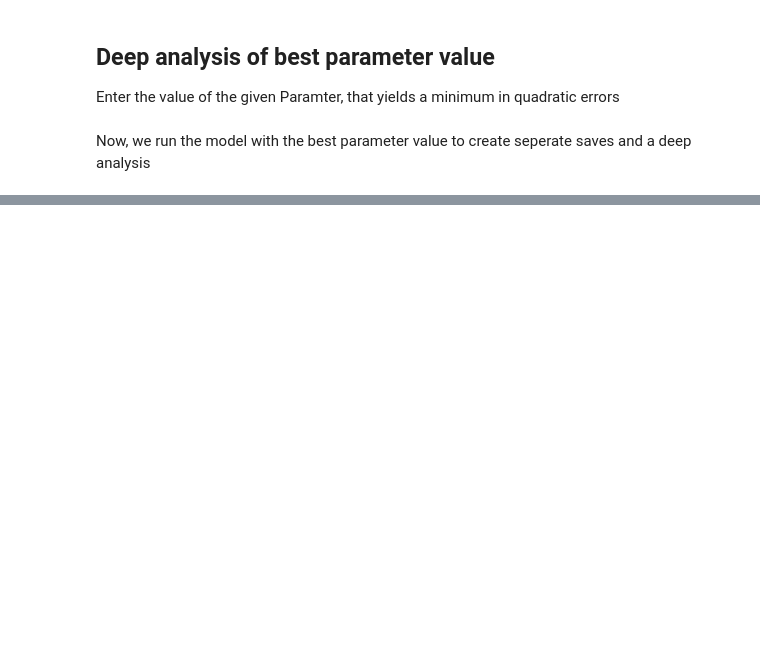
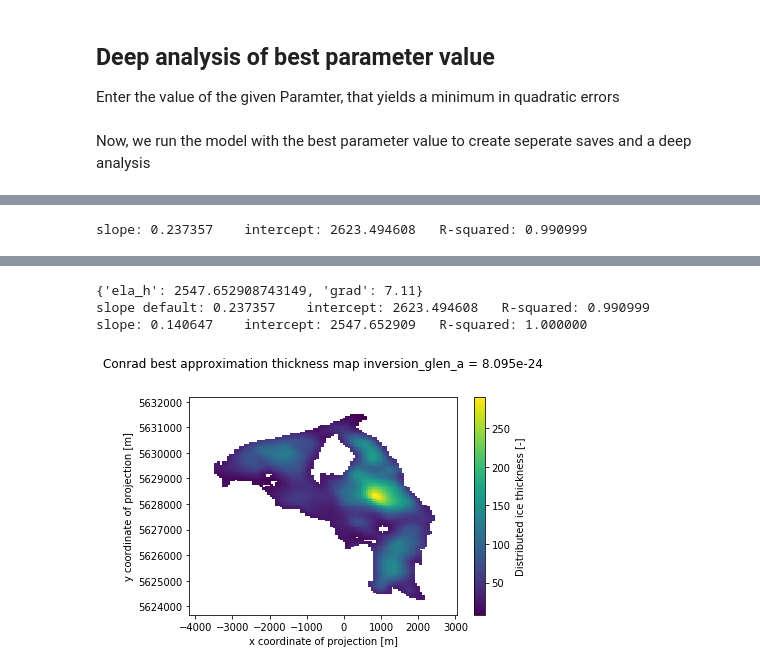
Before and after one commit to bpelto/OGGM-Columbia-Project, a Jupyter notebook: optimized_thickness.ipynb, the cells around one changed output, grey strips where cells are left out. Cells and saved outputs as stored; diff of their text form; code cells hidden in the pictures; blank space fills up the shorter version.

```diff
--- a/optimized_thickness.ipynb
+++ b/optimized_thickness.ipynb
@@ -51,8 +51,8 @@ You selected:  Conrad
 rgi_list = ['RGI60-02.00147', 'RGI60-02.01857', 'RGI60-02.02171', 'RGI60-02.03688', 'RGI60-02.04264', 'RGI60-02.07780']
 
 # list with the names Lidar data (according to the glacier names above)
-dem = ['20160913_kokanee_dem1_clip_slave.tif', '20150912_haig_dem_master_clip.tif', '20160912_conrad_dem1_clip_slave.tif', 'not_assigned',
-       '170917_illecillewaet_dem1_clip_slave.tif', '20170927_nordic_dem1_clip_slave.tif', '160914_zillmer_dem2.tif']
+dem = ['kokanee/20160913_kokanee_dem1_clip_slave.tif', 'haig/20150912_haig_dem_master_clip.tif', 'conrad/20160912_conrad_dem1_clip_slave.tif', 'not_assigned',
+       'illecillewaet/170917_illecillewaet_dem1_clip_slave.tif', 'nordic/20170927_nordic_dem1_clip_slave.tif', 'zillmer/160914_zillmer_dem2.tif']
 
 #products_directory (where the graphs and some numbers are saved for later usage)
 products= '/home/pelto/oggm_runs/products_opt/' + glacier[num] + '/'
@@ -99,7 +99,7 @@ def new_mb_grad_corr_dem(num, dem, glacier, name, parameter, best, use_dem_corr)
 
     if(use_dem_corr==True):
 
-        custom_dem_path = dem[num]
+        custom_dem_path = '/home/pelto/Desktop/lidar_cbt_analysis/' + dem[num]
 
         WORKING_DIR2 = utils.gettempdir(glacier[num] + '_lidar_dem') # Let's make a working directory for this DEM
         utils.mkdir(WORKING_DIR2, reset=True)
@@ -544,14 +602,15 @@ Enter the value of the given Paramter, that yields a minimum in quadratic errors
 #best_value=to_plot[1][x]
 
 # select it manually
-best_value=8.095e-24  #1.417e-25
+best_value = 6.740e-24, 0.774e-24, 8.095e-24, 0.142e-24, 4.050e-24, 0.130e-24, 3.810e-24
+best_value = best_value[num]
 # %% [markdown]
 Now, we run the model with the best parameter value to create seperate saves and a deep analysis
 # %%
 best_model= new_mb_grad_corr_dem(num, dem, glacier, parameter_name, best_value, True, False)
 
-# ds_new.distributed_thickness.plot()
-# best_model.plot()
+best_model.plot()
 plt.title(glacier[num]+' best approximation thickness map ' + parameter_name + ' = ' +str(best_value))
 plt.savefig(products+'dem_corr_best_map_'+ glacier[num]+'.png', dpi=100)
 #best_model=new_mb_gradient_corr_dem.fillna(0)
+# %% [output]
@@ -557,0 +636 @@ plt.savefig(products+'dem_corr_best_map_'+ glacier[num]+'.png', dpi=100)
+slope: 0.237357    intercept: 2623.494608   R-squared: 0.990999
@@ -558,2 +639,6 @@ plt.savefig(products+'dem_corr_best_map_'+ glacier[num]+'.png', dpi=100)
+{'ela_h': 2547.652908743149, 'grad': 7.11}
+slope default: 0.237357    intercept: 2623.494608   R-squared: 0.990999
+slope: 0.140647    intercept: 2547.652909   R-squared: 1.000000
+[figure, added]
 # %%
 # plot and save
```
Also changed, not shown: parts of 9 cells of this notebook.
